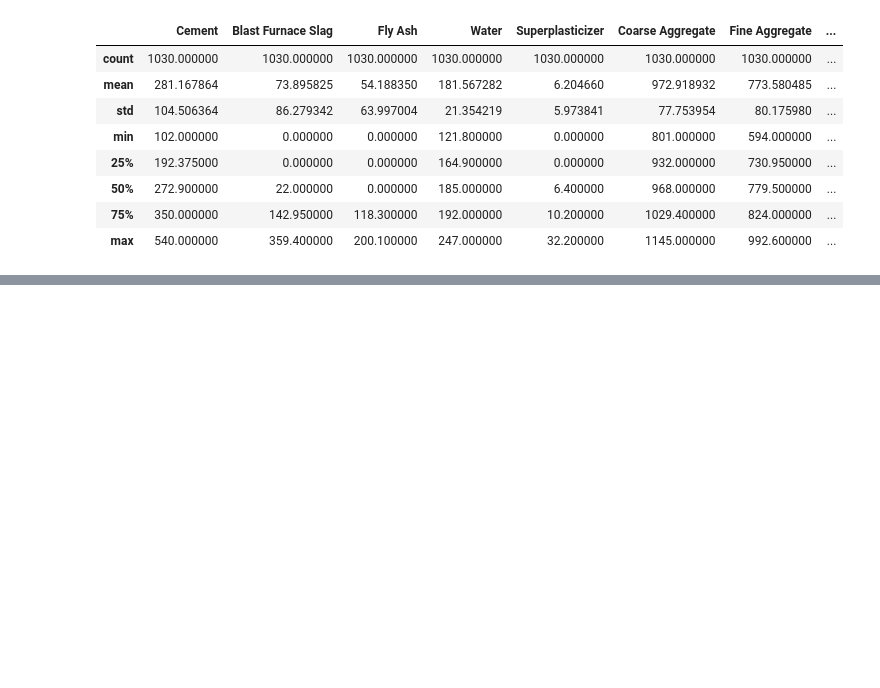
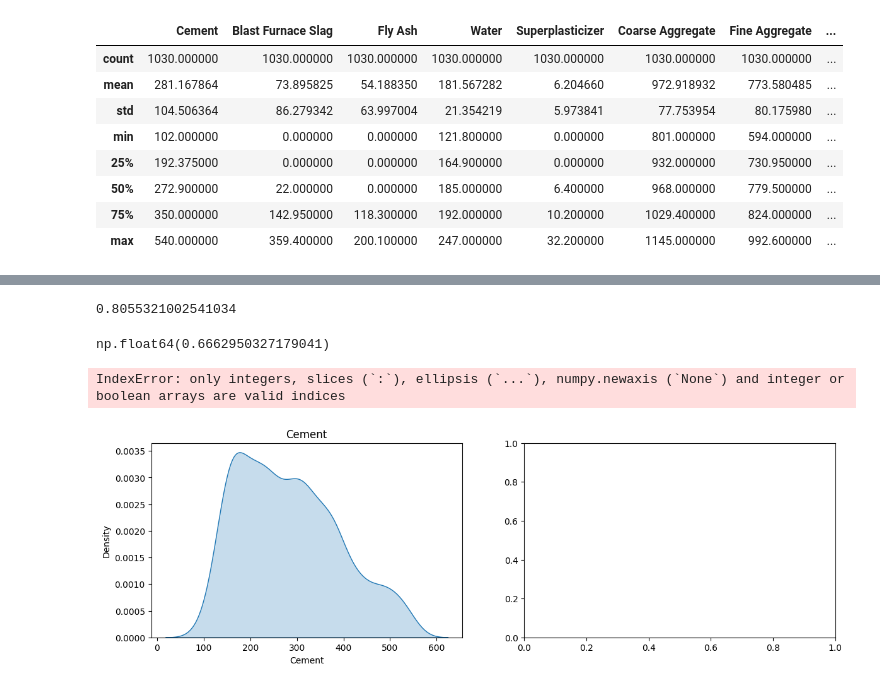
Before and after one commit to Happy-Singh15/ML-Basics, a Jupyter notebook: 03_Feature_Engineering/01_Feature_Transformation/03_Variable_Transformation/Power_transformation.ipynb, the cells around one changed output, grey strips where cells are left out. Drawn from its saved outputs; the diff is of its cells as text; code cells hidden in the pictures; blank space fills up the shorter version.

```diff
--- a/03_Feature_Engineering/01_Feature_Transformation/03_Variable_Transformation/Power_transformation.ipynb
+++ b/03_Feature_Engineering/01_Feature_Transformation/03_Variable_Transformation/Power_transformation.ipynb
@@ -57,0 +102,7 @@ df.describe()
+# %%
+pt = PowerTransformer(method='box-cox')
+
+X_train_transformed = pt.fit_transform(X_train+0.000001)# --> added very small value so that denominator is not zero
+X_test_transformed = pt.fit_transform(X_test+0.000001)
+
+pd.DataFrame({'cols':X_train.columns,'box_cox_lambdas':pt.lambdas_})
@@ -57,0 +119,32 @@ df.describe()
+# %%
+lr = LinearRegression()
+
+lr.fit(X_train_transformed,y_train)
+
+y_pred = lr.predict(X_test_transformed)
+
+r2_score(y_test,y_pred)
+# %% [output]
+0.8055321002541034
+# %%
+# cross val
+X_transformed = pt.fit_transform(df.drop(columns='Strength')+0.000001)
+np.mean(cross_val_score(lr,X_transformed,df.iloc[:,-1],scoring='r2'))
+# %% [output]
+np.float64(0.6662950327179041)
+# %%
+#plotting the displots with transformation
+for col in X_train.columns:
+    plt.figure(figsize=(14,4))
+    plt.subplot(121)
+    sns.kdeplot(X_train[col], fill=True)
+    plt.title(col)
+
+    plt.subplot(122)
+    sns.kdeplot(X_train_transformed[col],fill =True)
+    plt.title(col)
+
+    plt.show()
+# %% [output]
+IndexError: only integers, slices (`:`), ellipsis (`...`), numpy.newaxis (`None`) and integer or boolean arrays are valid indices
+[figure, added]
```
Also changed, not shown: parts of 6 cells of this notebook.
